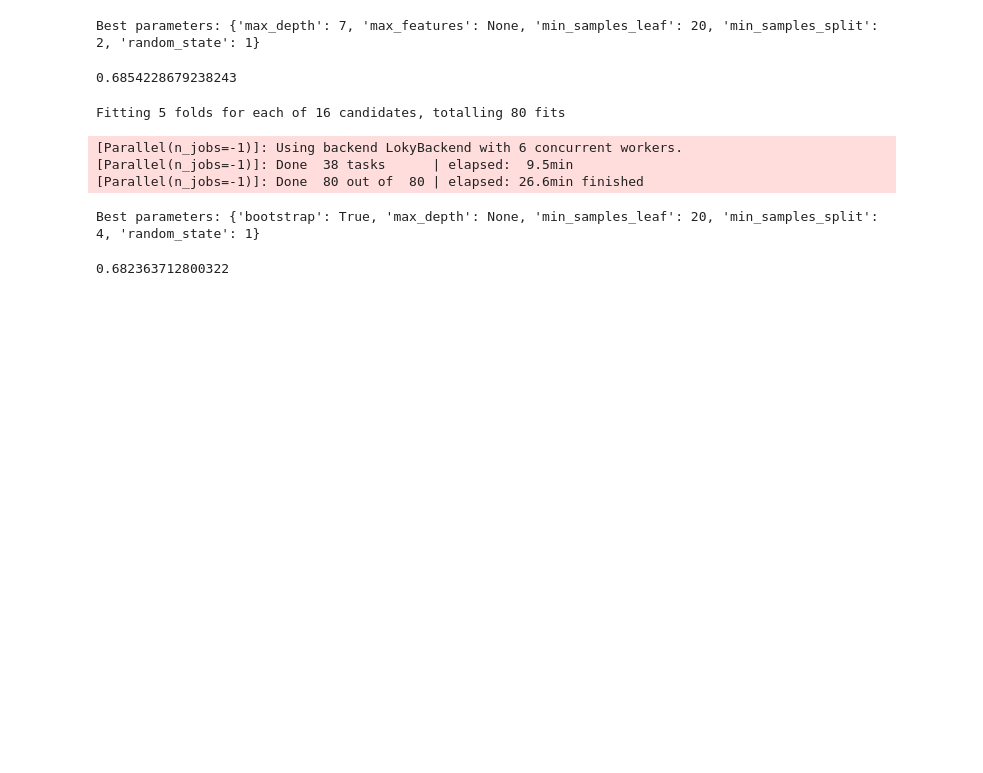
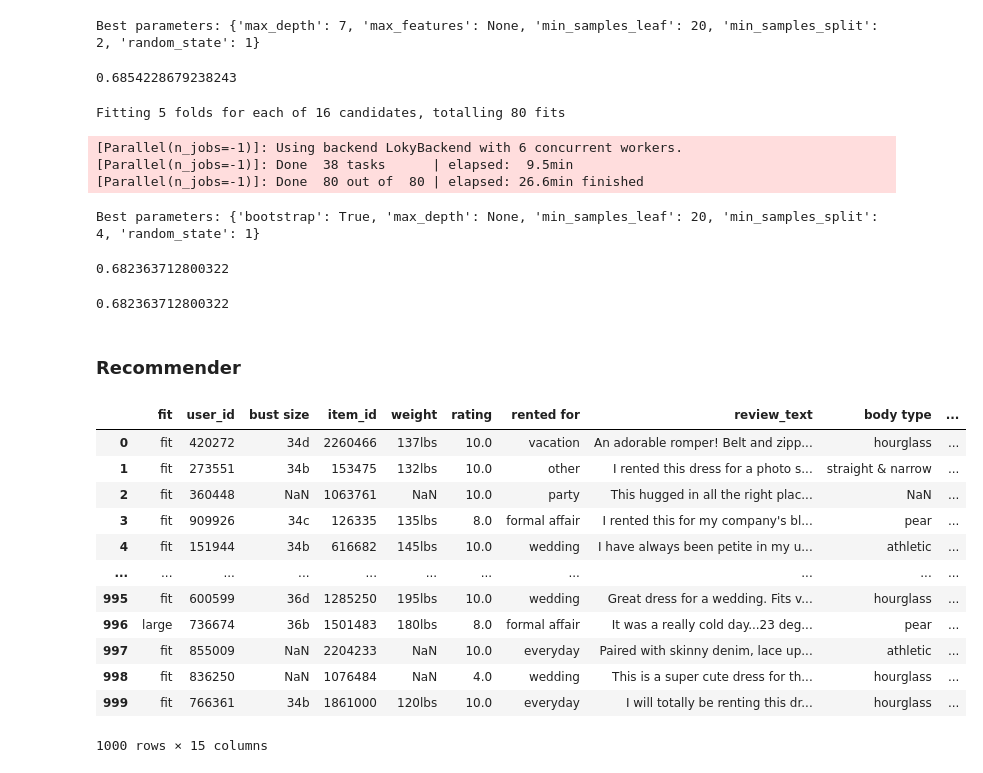
Before and after one commit to yenholaivy/RTR_review_prediction, a Jupyter notebook: RTR2.ipynb, the cells around one changed output. Drawn from its saved outputs; the diff is of its cells as text; code cells hidden in the pictures; blank space fills up the shorter version.

Commit message:
recommender

```diff
--- a/RTR2.ipynb
+++ b/RTR2.ipynb
@@ -18,6 +19,6 @@ data = pd.read_json('renttherunway_final_data.json', lines=True)
 pd.set_option('display.max_columns', None)
 # %%
-data1 = pd.read_json('renttherunway_final_data.json', lines=True)
+data1 = pd.read_json('../renttherunway_final_data.json', lines=True)
 data1.info()
 # %% [output]
 <class 'pandas.core.frame.DataFrame'>
@@ -476,3 +475,16 @@ rmse = np.sqrt(mse)
 rmse
 # %% [output]
 0.682363712800322
+# %%
+rf_model = RandomForestRegressor(bootstrap = True, max_depth = None,
+                                 min_samples_leaf = 20, min_samples_split = 4,
+                                 random_state = 1)
+rf_model.fit(X_train[dt_columns], y_train)
+y_pred = rf_model.predict(X_test[dt_columns])
+mse = mean_squared_error(y_test, y_pred)
+rmse = np.sqrt(mse)
+rmse
+# %% [output]
+0.682363712800322
+# %% [markdown]
+### Recommender
@@ -478,0 +534,19 @@ rmse
+# %%
+# data1 = pd.read_json('../renttherunway_final_data.json', lines=True)
+data_sample = data1[:1000]
+data_sample
+# get_similar_users(data_sample)
+# %% [output]
+|  | fit | user_id | bust size | item_id | weight | rating | rented for | review_text | body type | ... |
+| 0 | fit | 420272 | 34d | 2260466 | 137lbs | 10.0 | vacation | An adorable romper! Belt and zipp... | hourglass | ... |
+| 1 | fit | 273551 | 34b | 153475 | 132lbs | 10.0 | other | I rented this dress for a photo s... | straight & narrow | ... |
+| 2 | fit | 360448 | NaN | 1063761 | NaN | 10.0 | party | This hugged in all the right plac... | NaN | ... |
+| 3 | fit | 909926 | 34c | 126335 | 135lbs | 8.0 | formal affair | I rented this for my company's bl... | pear | ... |
+| 4 | fit | 151944 | 34b | 616682 | 145lbs | 10.0 | wedding | I have always been petite in my u... | athletic | ... |
+| ... | ... | ... | ... | ... | ... | ... | ... | ... | ... | ... |
+| 995 | fit | 600599 | 36d | 1285250 | 195lbs | 10.0 | wedding | Great dress for a wedding. Fits v... | hourglass | ... |
+| 996 | large | 736674 | 36b | 1501483 | 180lbs | 8.0 | formal affair | It was a really cold day...23 deg... | pear | ... |
+| 997 | fit | 855009 | NaN | 2204233 | NaN | 10.0 | everyday | Paired with skinny denim, lace up... | athletic | ... |
+| 998 | fit | 836250 | NaN | 1076484 | NaN | 4.0 | wedding | This is a super cute dress for th... | hourglass | ... |
+| 999 | fit | 766361 | 34b | 1861000 | 120lbs | 10.0 | everyday | I will totally be renting this dr... | hourglass | ... |
+1000 rows × 15 columns
```
Also changed, not shown: parts of 16 cells of this notebook.
